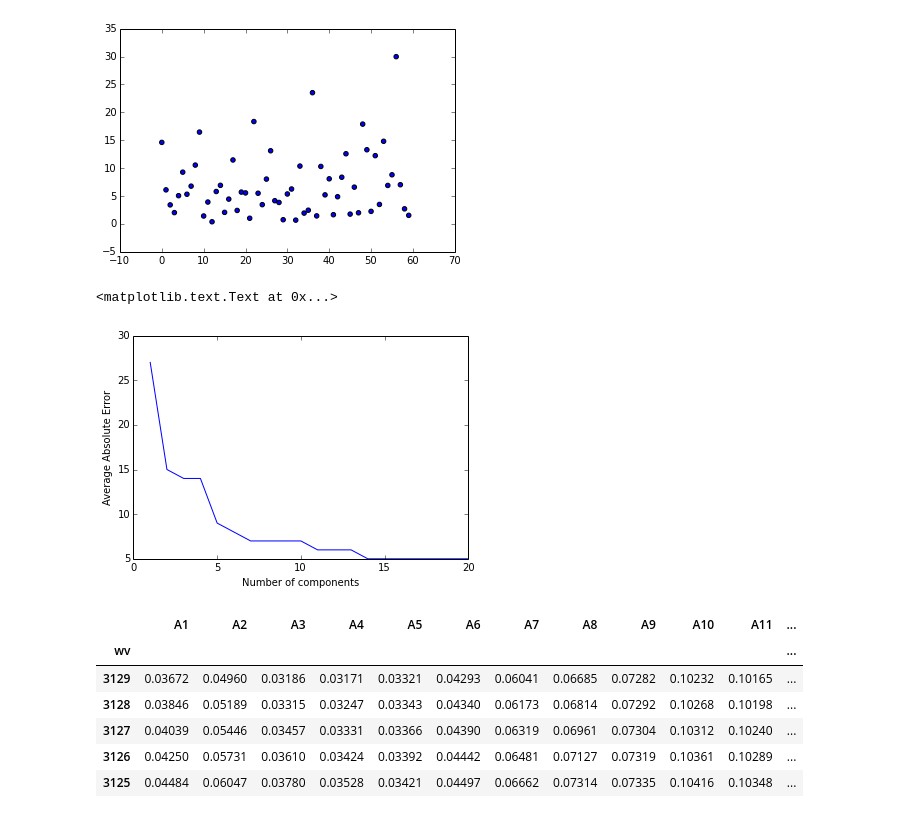
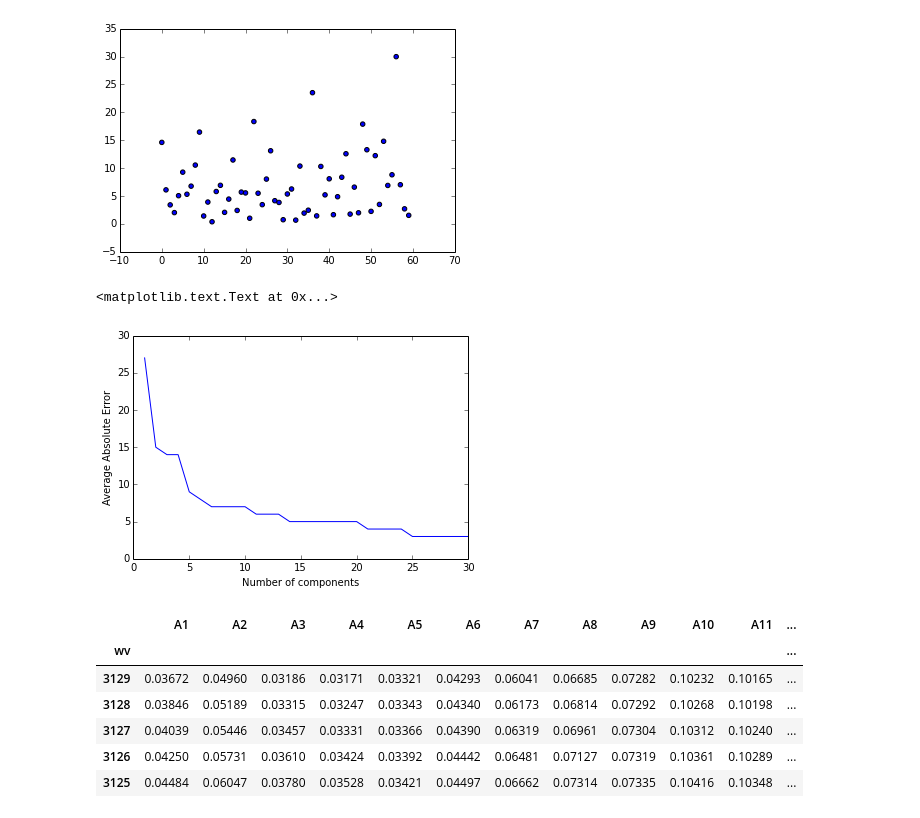
Before and after one commit to BrandonJvV/OctaneNumber, a Jupyter notebook: OctanePrediction.ipynb, the cells around one changed output. Saved outputs shown, nothing was run; the diff lists cells and outputs as text; code cells hidden in the pictures.

```diff
--- a/OctanePrediction.ipynb
+++ b/OctanePrediction.ipynb
@@ -141,35 +141,37 @@ for i in error:
 [figure]
 # %%
 errors = []
+k = []
 
-for n in linspace(1,20,20):
+for n in linspace(1,30,30):
     n = int(n)
+    k.append(n)
     xpca, myPca = spec_utils.pca_data(means.transpose(), n)
     pca_df = spec_utils.pca_dataFrame(xpca, spectra)
 
     full_df = ON.join(pca_df.T)
 
     machine = full_df.ix[:,1:]
     machine.index.name = 'CAS'
     machine.columns = ['C%i' % i for i in machine.columns]
     machine = machine.join(prop.ix[:,1:2])
     machine = machine.join(prop.ix[:,3:4])
 
     clf.fit(machine, full_df['RON'])
 
     pre_ron = clf.predict(machine)
 
     avg_err = int(sum(abs(full_df['RON'] - pre_ron)))/len(pre_ron)
 
 
     errors.append(avg_err)
 
-plot(linspace(1,20,20),errors)
+plot(k,errors)
 xlabel('Number of components')
 ylabel('Average Absolute Error')
 # %% [output]
 <matplotlib.text.Text at 0x...>
-[figure, old version]
+[figure, new version]
 # %%
 samples = pandas.read_csv(os.path.join(datadir, 'FTIR Spectra Sasol blends B1-B14.csv'))
 samples.index = samples['wv']
```
Also changed, not shown: parts of 3 cells of this notebook.
